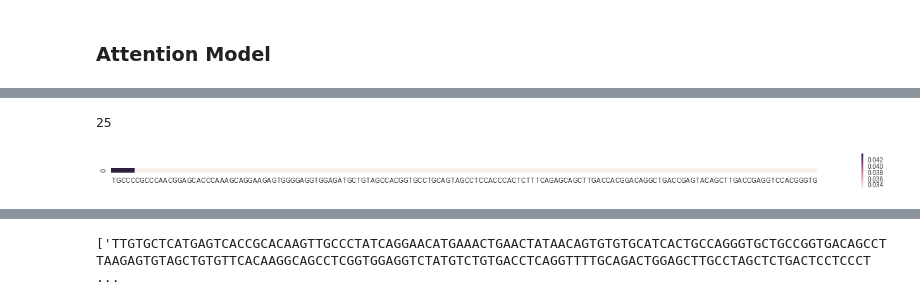
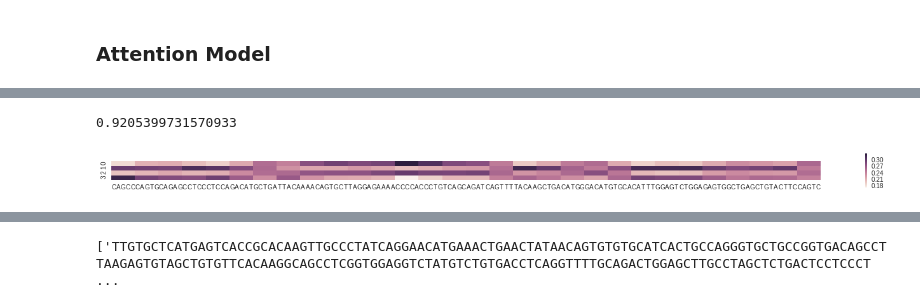
Before and after one commit to jenhantao/genomic_grammar, a Jupyter notebook: Genomic Grammar Analysis.ipynb, the cells around one changed output, grey strips where cells are left out. Cells and saved outputs as stored; diff of their text form; code cells hidden in the pictures.

```diff
--- a/Genomic Grammar Analysis.ipynb
+++ b/Genomic Grammar Analysis.ipynb
@@ -529,9 +525,9 @@ num_classes = 2
 num_motifs = 50
 motif_size = 20
 adjacent_bp_pool_size = 5
-attention_dim = 200
-attention_hops = 10
-num_dense_neurons = 500
+attention_dim = 150
+attention_hops = 4
+num_dense_neurons = 200
 count_num_params(seq_size,
     num_motifs,
     motif_size,
@@ -635,22 +631,24 @@ attention_tanh_layer = Dense(attention_dim,
 attention_tanh_layer_out = attention_tanh_layer(bilstm_hidden_states)
 print('attention_tanh_layer_out', attention_tanh_layer_out.get_shape())
 
+rotate_layer = Lambda(lambda x: K.permute_dimensions(x,(0,2,1)),
+#     name='rotate_layer'
+    )
+rotated_attention_tanh_layer_out = rotate_layer(attention_tanh_layer_out)
+
 # softmax layer
 attention_softmax_layer = Dense(attention_hops,
     activation='softmax',
     use_bias=False,
     name = 'attention_softmax_layer')
-attention_softmax_layer_out = attention_softmax_layer(attention_tanh_layer_out)
+# attention_softmax_layer_out = attention_softmax_layer(attention_tanh_layer_out)
+attention_softmax_layer_out = attention_softmax_layer(rotated_attention_tanh_layer_out)
 print('attention_softmax_layer_out', attention_softmax_layer_out.get_shape())
 
+# attend to hidden states
+attending_layer = Dot(axes=(2,1),
+    name='attending_layer')
 
-# attend to hidden states
-# attending_layer = Lambda(lambda x,y: tf.matmul(x,y),
-attending_layer = Dot(axes=(1,1),
-    name='attending_layer')
-# rotate_layer = Lambda(lambda x: K.permute_dimensions(x,(0,2,1)),
-#     name='rotate_layer')
-rotated_attention_softmax_layer_out = rotate_layer(attention_softmax_layer_out)
 attended_states = attending_layer([attention_softmax_layer_out, bilstm_hidden_states])
 print('attended_states', attended_states.get_shape())
 
@@ -720,6 +711,8 @@ Epoch 3/60
 probs = attention_model.predict([x_test, x_rc_test])
 
 sklearn.metrics.roc_auc_score([y[1] for y in y_test], probs[:,1], )
+# %% [output]
+0.9205399731570933
 # %%
 def get_sequence_attention(model, sequence, adjacent_bp_pool_size):
     get_attention = K.function([model.get_layer('input_fwd').input,
@@ -733,23 +726,27 @@ def get_sequence_attention(model, sequence, adjacent_bp_pool_size):
     fwd_seq_array = convert_sequences_to_array([fwd_seq])[0]
     rev_seq_array = convert_sequences_to_array([rev_seq])[0]
 
-    layer_output = get_attention(([fwd_seq_array], [rev_seq_array], 0))[0].flatten()
+    layer_output = get_attention(([fwd_seq_array], [rev_seq_array], 0))[0]
+    reshaped_output = layer_output.reshape((layer_output.shape[1], layer_output.shape[2]))
 
-    full_attention = np.array([[x]*adjacent_bp_pool_size for x in layer_output]).flatten()
 
-    crop_distance = int((len(fwd_seq) - len(full_attention))/2)
-    print(crop_distance)
+    full_attention = []
+    for x in reshaped_output:
+        for i in range(adjacent_bp_pool_size):
+            full_attention.append(x)
+    full_attention = np.array(full_attention)
+
+    crop_distance = int((len(fwd_seq) - full_attention.shape[0])/2)
 
     attended_sequence = fwd_seq[crop_distance:-crop_distance]
-    return full_attention, attended_sequence
+    return layer_output, full_attention, attended_sequence
 # %%
-full_attention, attended_sequence = get_sequence_attention(attention_model,
+attention_output, full_attention, attended_sequence = get_sequence_attention(attention_model,
                       str(positive_seqRecords[9051].seq),
                       5)
 frame = pd.DataFrame(full_attention).T
 frame.columns = list(attended_sequence)
 fig, ax = plt.subplots(figsize=(25,1))
 hm=sns.heatmap(frame, square=True, ax=ax, )
 # %% [output]
-25
-[figure, old version]
+[figure, new version]
```
Also changed, not shown: parts of 11 cells of this notebook.
